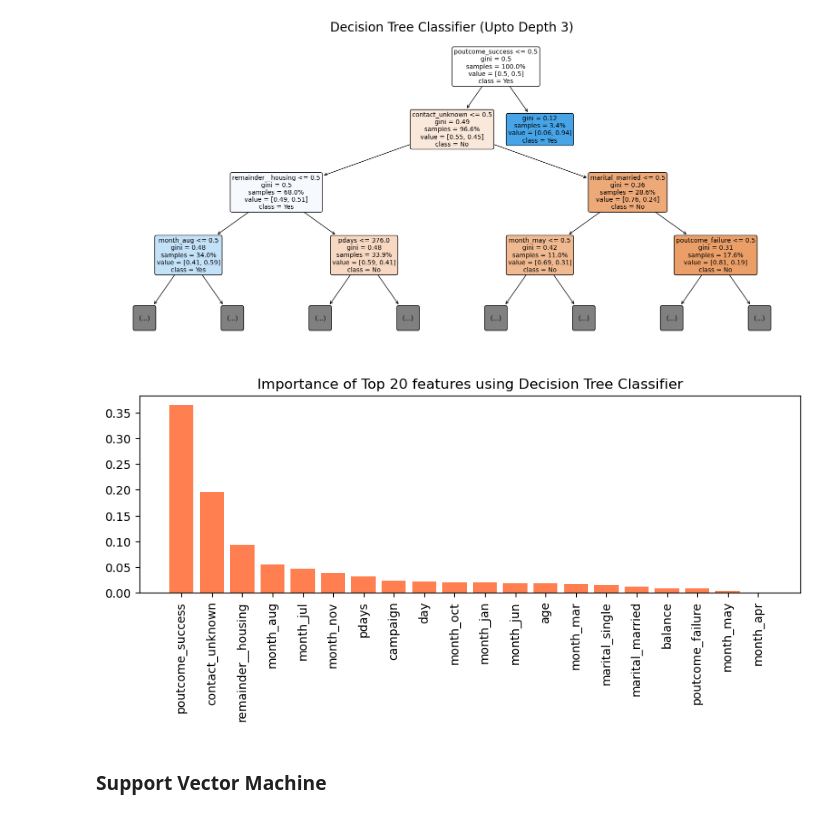
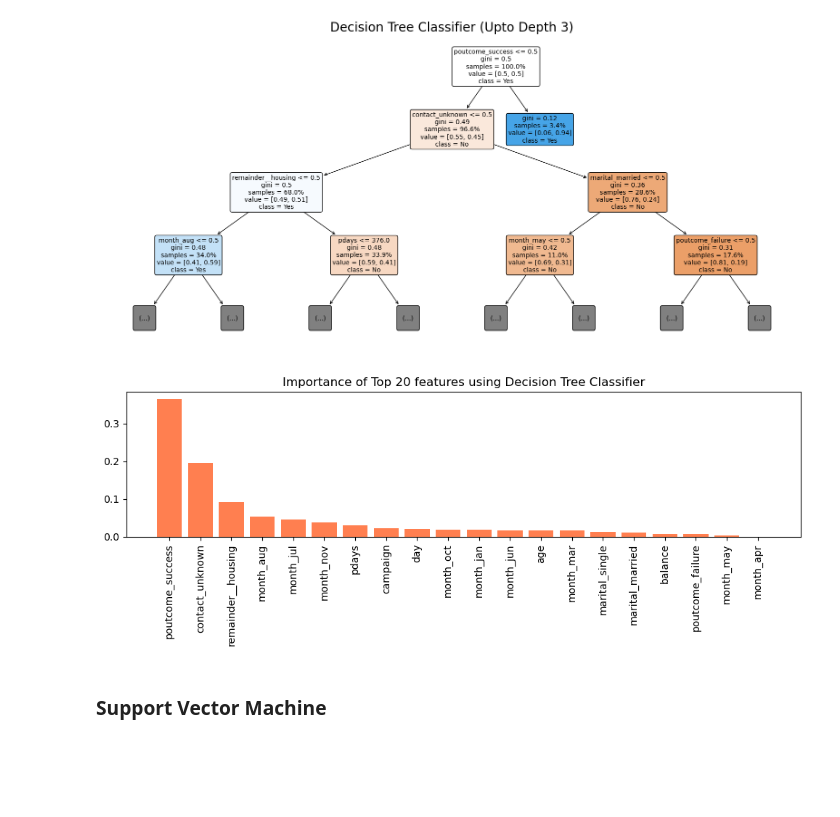
Before and after one commit to garimasc/bank_marketing, a Jupyter notebook: evaluate_classification.ipynb, the cells around one changed output. Drawn from its saved outputs; the diff is of its cells as text; code cells hidden in the pictures; blank space fills up the shorter version.

Commit message:
finalize exploratory analysis visualizations

```diff
--- a/evaluate_classification.ipynb
+++ b/evaluate_classification.ipynb
@@ -52,7 +53,7 @@ Name: proportion, dtype: float64
 1. The probability of a customer subscribing to a term deposit goes down as the number of contacts performed during this campaign increases.
 # %%
 # calculate custom buckets for time since last contact
-data.drop(['time_since_last_contact'], axis= 1, inplace= True)
+# data.drop(['time_since_last_contact'], axis= 1, inplace= True)
 data.loc[(data.pdays >= 0) & (data.pdays < 90), "time_since_last_contact"] = "<3 M"
 data.loc[(data.pdays >= 91) & (data.pdays < 180), "time_since_last_contact"] = "3-6 M"
 data.loc[(data.pdays >= 181) & (data.pdays < 365), "time_since_last_contact"] = "6M - 1Y"
@@ -63,7 +64,7 @@ data['time_since_last_contact'] = data['time_since_last_contact'].fillna('NA')
 calc_success_rate = lambda x: (x=="yes").sum()/len(x)
 
 # winsorize some of the numerical data
-data['balance'] = winsorize(data['balance'], (0.02, 0.02))
+data['balance'] = winsorize(data['balance'], (0.02, 0.025))
 data['campaign'] = winsorize(data['campaign'], (0, 0.015)).astype(int)
 # %%
 fig,axs = plt.subplots(figsize= (13,4), ncols= 3)
@@ -100,8 +101,15 @@ fig.savefig("images/previous_current_campaign.png")
 # %% [markdown]
 #### How does timing of contact impact probability of success?
 # %%
-plt.figure(figsize= (9,6))
-sns.heatmap(pd.pivot_table(data= data, index= "month", columns= "day", values= 'y', aggfunc= calc_success_rate).fillna(0).T.sort_index()\
-[['jan','feb','mar','apr','may','jun','jul','aug','sep','oct','nov','dec']], annot= True, cbar= False,
-cmap = sns.color_palette("Greens", as_cmap= True), fmt= "0.1f")
+data['week_no'] =  'Week ' + (1+np.floor(data.day/7)).astype(int).astype(str)
+
+plt.figure(figsize= (5,3.5))
+sns.heatmap(pd.pivot_table(data= data, index= "month", columns= "week_no", values= 'y', aggfunc= calc_success_rate).\
+            fillna(0).T.sort_index()[['jan','feb','mar','apr','may','jun','jul','aug','sep','oct','nov','dec']].T,
+            annot= True, cbar= False, cmap = sns.color_palette("Greens", as_cmap= True), fmt= "0.1f")
+plt.xlabel('')
+plt.ylabel("Month")
+plt.title("Probability of Success by Month and Week")
+plt.tight_layout();
+plt.savefig("images/by_time_of_contact.png")
 # %% [output]
@@ -136,0 +122,8 @@ pd.pivot_table(data, index= "poutcome", values= "y", aggfunc= calc_success_rate)
+# %%
+data.loc[data.age<25, "age_group"] = "18-24"
+data.loc[(data.age>=25) & (data.age<30), "age_group"] = "25-30"
+data.loc[(data.age>=30) & (data.age<35), "age_group"] = "30-35"
+data.loc[(data.age>=35) & (data.age<40), "age_group"] = "35-40"
+data.loc[(data.age>=40) & (data.age<50), "age_group"] = "40-50"
+data.loc[(data.age>=50) & (data.age<60), "age_group"] = "50-60"
+data.loc[(data.age>=60) & (data.age<999), "age_group"] = ">60"
@@ -269,14 +316,15 @@ plt.savefig("images/tree.png")
 # %%
 df_imp = pd.DataFrame(tree_grid.best_estimator_[-1].feature_importances_, index= feature_names, columns= ['importance'])
 df_imp.sort_values('importance', ascending= False, inplace= True)
 
-plt.figure(figsize= (10,3))
+plt.figure(figsize= (10,4))
 plt.bar(df_imp.head(20).index, df_imp.head(20)['importance'], color= 'coral')
 plt.xticks(rotation= 90);
 plt.title("Importance of Top 20 features using Decision Tree Classifier");
+plt.tight_layout();
 plt.savefig("images/tree_feature_importance.png")
 # %% [output]
-[figure, old version]
+[figure, new version]
 # %% [markdown]
 ### Support Vector Machine
 # %%
```
Also changed, not shown: parts of 8 cells of this notebook, 4 other files.
